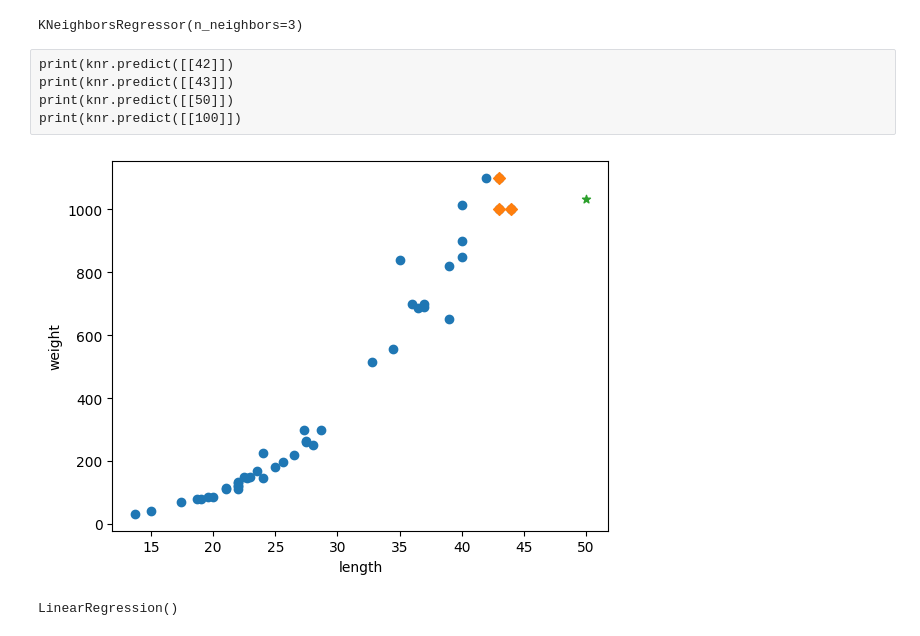
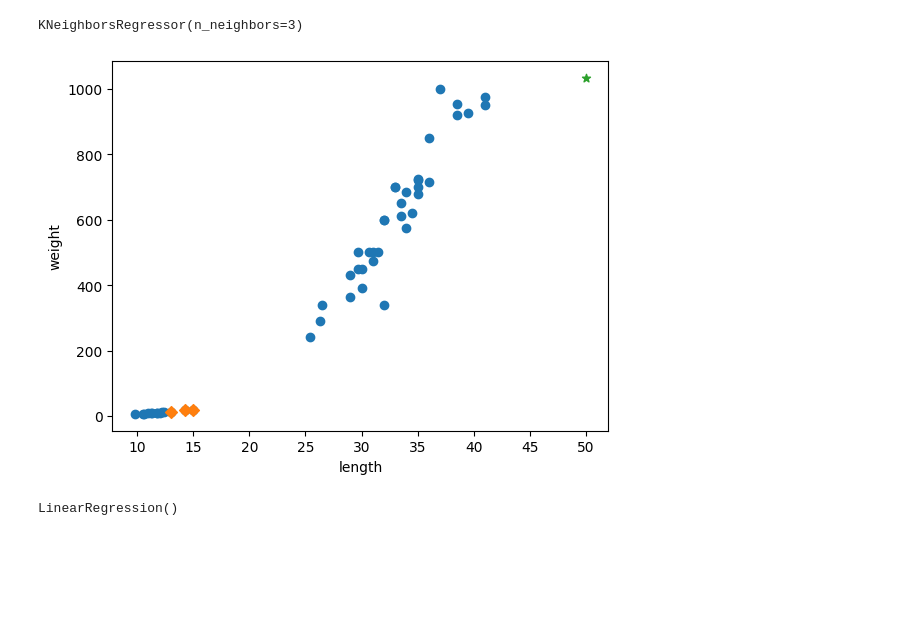
Before and after one commit to j25ng/fishregression, a Jupyter notebook: note/LinearRegression.ipynb, the cells around one changed output. Cells and saved outputs as stored; diff of their text form; code cells hidden in the pictures; blank space fills up the shorter version.

```diff
--- a/note/LinearRegression.ipynb
+++ b/note/LinearRegression.ipynb
@@ -30,0 +3,15 @@ test_iput = test_input.reshape(-1, 1)
+# %%
+import numpy as np
+
+fish_length = np.array(
+    [25.4, 26.3, 26.5, 29.0, 29.0, 29.7, 29.7, 30.0, 30.0, 30.7, 31.0, 31.0,
+                31.5, 32.0, 32.0, 32.0, 33.0, 33.0, 33.5, 33.5, 34.0, 34.0, 34.5, 35.0,
+                35.0, 35.0, 35.0, 36.0, 36.0, 37.0, 38.5, 38.5, 39.5, 41.0, 41.0, 9.8,
+                10.5, 10.6, 11.0, 11.2, 11.3, 11.8, 11.8, 12.0, 12.2, 12.4, 13.0, 14.3, 15.0]
+     )
+fish_weight = np.array(
+    [242.0, 290.0, 340.0, 363.0, 430.0, 450.0, 500.0, 390.0, 450.0, 500.0, 475.0, 500.0,
+                500.0, 340.0, 600.0, 600.0, 700.0, 700.0, 610.0, 650.0, 575.0, 685.0, 620.0, 680.0,
+                700.0, 725.0, 720.0, 714.0, 850.0, 1000.0, 920.0, 955.0, 925.0, 975.0, 950.0, 6.7,
+                7.5, 7.0, 9.7, 9.8, 8.7, 10.0, 9.9, 9.8, 12.2, 13.4, 12.2, 19.7, 19.9]
+)
@@ -31,3 +24,6 @@ test_iput = test_input.reshape(-1, 1)
+# %%
+train_input = fish_length.reshape(-1, 1)
+train_target = fish_weight
 # %%
 # k-최근접 이웃 회귀 모델
 from sklearn.neighbors import KNeighborsRegressor
@@ -36,22 +32,18 @@ knr.fit(train_input, train_target) # 훈련
 # %% [output]
 KNeighborsRegressor(n_neighbors=3)
-# %% [raw]
-print(knr.predict([[42]])
-print(knr.predict([[43]])
-print(knr.predict([[50]])
-print(knr.predict([[100]])
 # %%
-distances, indexes = knr.kneighbors([[50]])
+distances, indexes = knr.kneighbors([[15]])
 
 import matplotlib.pyplot as plt
+
 plt.scatter(train_input, train_target)
 plt.xlabel('length')
 plt.ylabel('weight')
 
 # 예측에 사용된 이웃 & 예측된 값
 plt.scatter(train_input[indexes], train_target[indexes], marker='D')
 plt.scatter(50, 1033.33333333, marker='*')
 plt.show()
 # %% [output]
-[figure, old version]
+[figure, new version]
 # %%
@@ -59,8 +50,0 @@ plt.show()
-# %%
-# 대안 - 위 문제를 해결 하기 위한 선형회귀 모듈 사용
-# https://scikit-learn.org/stable/modules/generated/sklearn.linear_model.LinearRegression.html
-from sklearn.linear_model import LinearRegression
-lr = LinearRegression()
-lr.fit(train_input, train_target) # 훈련
-# %% [output]
-LinearRegression()
@@ -66,0 +54,4 @@ LinearRegression()
+# %%
+lr.fit(train_input, train_target)
+# %% [output]
+LinearRegression()
```
Also changed, not shown: parts of 17 cells of this notebook, 5 other files.
